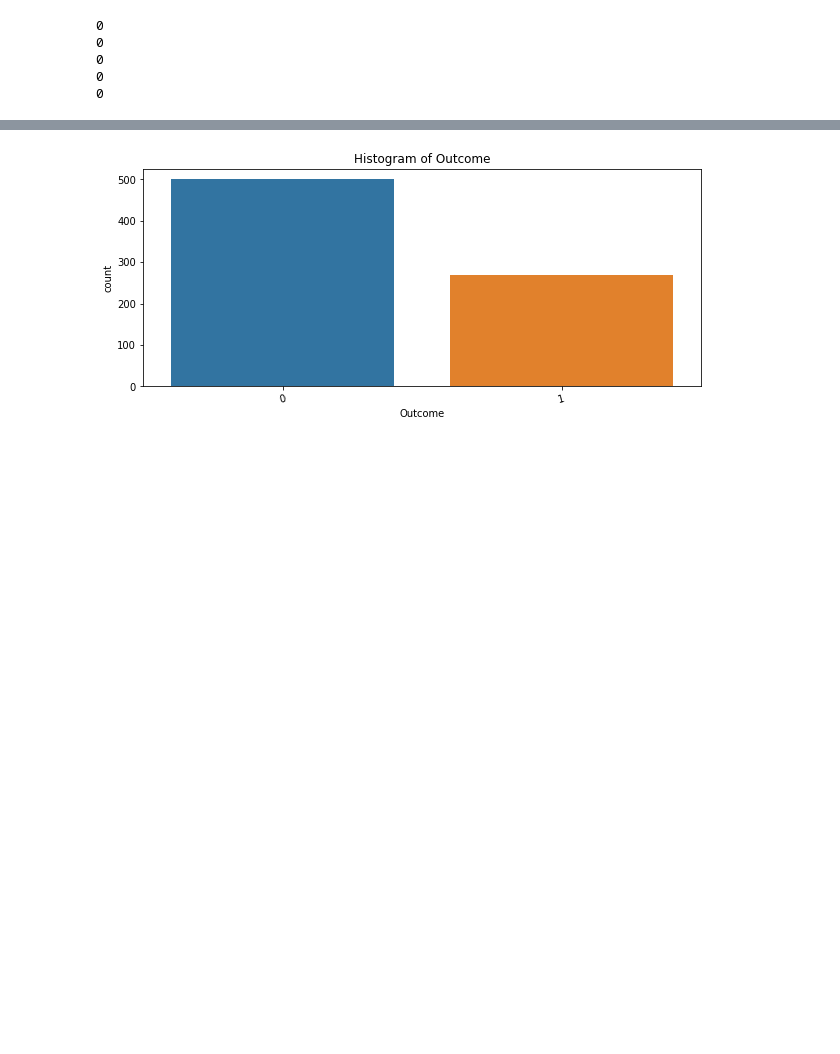
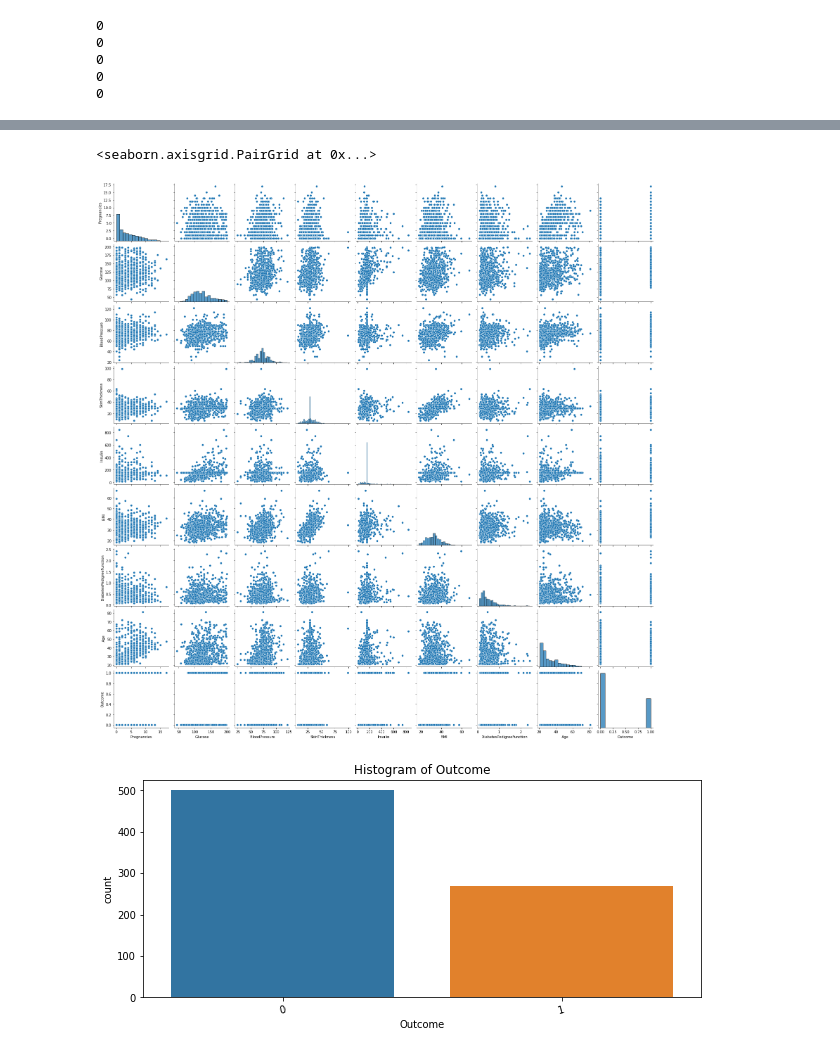
Before and after one commit to JeremCab/MethodesOptimisationBUT, a Jupyter notebook: TP/0_IntroSKL_CORR.ipynb, the cells around one changed output, grey strips where cells are left out. Drawn from its saved outputs; the diff is of its cells as text; code cells hidden in the pictures; blank space fills up the shorter version.

```diff
--- a/TP/0_IntroSKL_CORR.ipynb
+++ b/TP/0_IntroSKL_CORR.ipynb
@@ -171,3 +205,9 @@ for col in ["Glucose", "BloodPressure", "SkinThickness", "Insulin", "BMI"]:
+# %%
+# pairwise correlations
+sns.pairplot(df)
+# %% [output]
+<seaborn.axisgrid.PairGrid at 0x...>
+[figure, added]
 # %%
 # histogram of Outcome variable
 plt.figure(figsize=(10, 4))
```
Also changed, not shown: parts of 4 cells of this notebook, 32 other files.
